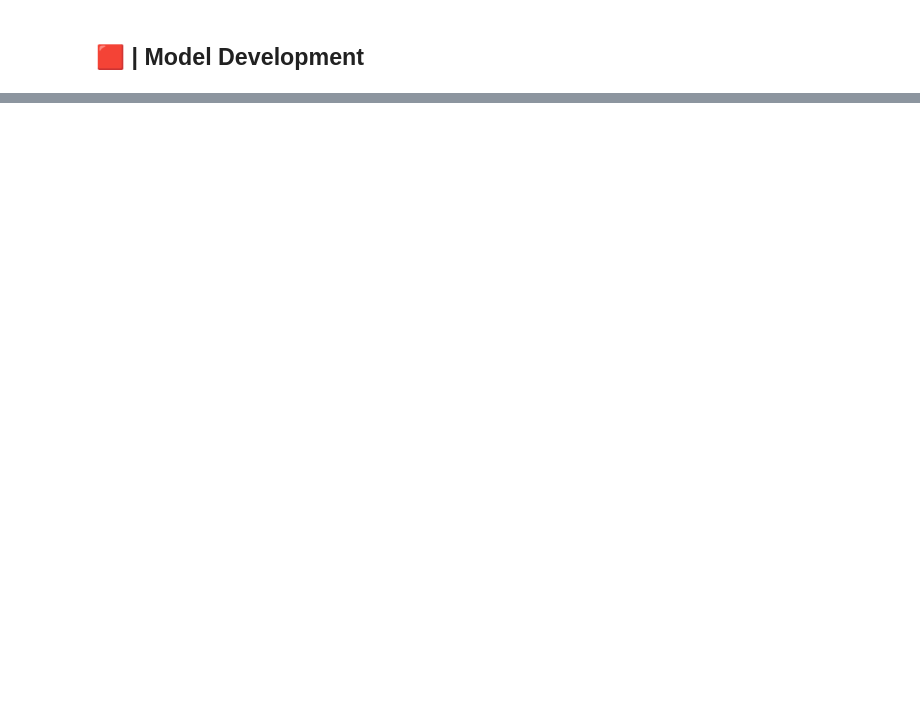
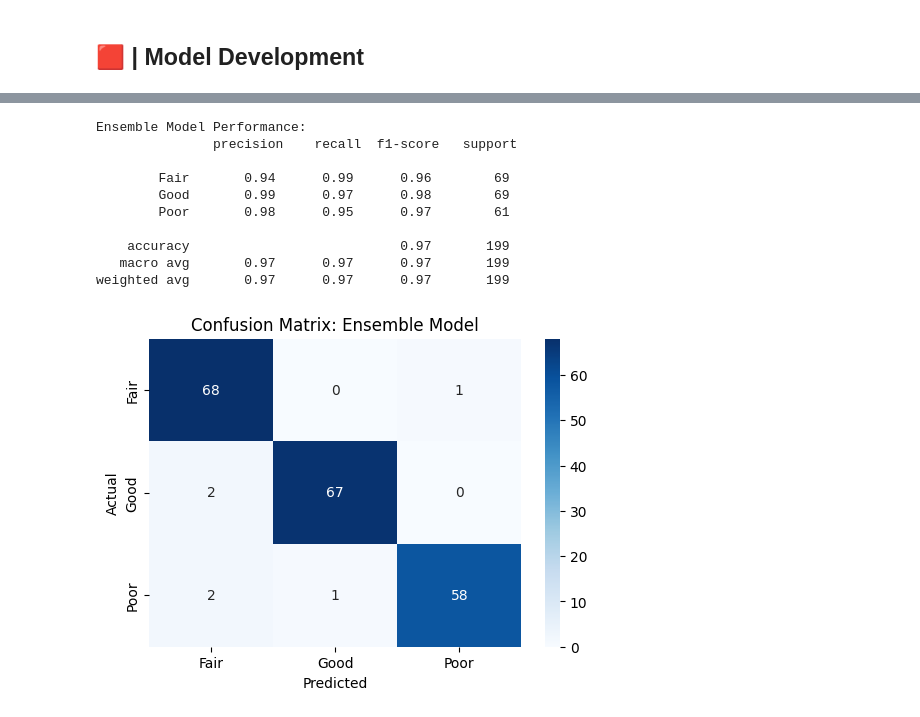
Before and after one commit to burikyali/burikyali, a Jupyter notebook: ml-video-conferencing-analysis.ipynb, the cells around one changed output, grey strips where cells are left out. Drawn from its saved outputs; the diff is of its cells as text; code cells hidden in the pictures; blank space fills up the shorter version.

Commit message:
Kaggle Notebook | ML_Video_Conferencing_Analysis | Version 18

```diff
--- a/ml-video-conferencing-analysis.ipynb
+++ b/ml-video-conferencing-analysis.ipynb
@@ -1670,0 +1669,16 @@ Final Dataset Sample:
+# %%
+import pandas as pd
+from sklearn.model_selection import train_test_split
+
+# Load the dataset
+data = pd.read_csv('/kaggle/input/final-processed-dataset-threshold/final_processed_dataset.csv')
+
+# Define features and target variable
+X = data.drop(columns=['Target'])  # Replace 'Target' with your target column name
+y = data['Target']
+
+# Split dataset
+X_train, X_test, y_train, y_test = train_test_split(X, y, test_size=0.2, random_state=42, stratify=y)
+
+print("Training Set Distribution:\n", y_train.value_counts())
+print("\nTesting Set Distribution:\n", y_test.value_counts())
@@ -1670,0 +1835,50 @@ Final Dataset Sample:
+# %%
+from sklearn.ensemble import RandomForestClassifier, GradientBoostingClassifier, VotingClassifier, AdaBoostClassifier
+from xgboost import XGBClassifier
+from sklearn.metrics import classification_report, confusion_matrix
+import matplotlib.pyplot as plt
+import seaborn as sns
+
+# Individual models
+rf = RandomForestClassifier(random_state=42, n_estimators=200, max_depth=10)
+gb = GradientBoostingClassifier(random_state=42, n_estimators=200, learning_rate=0.1, max_depth=5)
+xgb = XGBClassifier(random_state=42, n_estimators=200, learning_rate=0.1, max_depth=5)
+ada = AdaBoostClassifier(random_state=42, n_estimators=200, learning_rate=0.1)
+
+# Voting Classifier (soft voting)
+voting_model = VotingClassifier(estimators=[
+    ('RandomForest', rf),
+    ('GradientBoosting', gb),
+    ('XGBoost', xgb),
+    ('AdaBoost', ada)
+], voting='soft')
+
+# Train the ensemble model
+voting_model.fit(X_train, y_train)
+
+# Predictions
+y_pred_voting = voting_model.predict(X_test)
+
+# Evaluate the ensemble model
+print("Ensemble Model Performance:\n", classification_report(y_test, y_pred_voting))
+
+# Confusion Matrix for Ensemble Model
+conf_matrix = confusion_matrix(y_test, y_pred_voting)
+plt.figure(figsize=(6, 4))
+sns.heatmap(conf_matrix, annot=True, fmt='d', cmap='Blues', xticklabels=voting_model.classes_, yticklabels=voting_model.classes_)
+plt.title("Confusion Matrix: Ensemble Model")
+plt.xlabel("Predicted")
+plt.ylabel("Actual")
+plt.show()
+# %% [output]
+Ensemble Model Performance:
+               precision    recall  f1-score   support
+
+        Fair       0.94      0.99      0.96        69
+        Good       0.99      0.97      0.98        69
+        Poor       0.98      0.95      0.97        61
+
+    accuracy                           0.97       199
+   macro avg       0.97      0.97      0.97       199
+weighted avg       0.97      0.97      0.97       199
+[figure, added]
```
Also changed, not shown: parts of 28 cells of this notebook.
